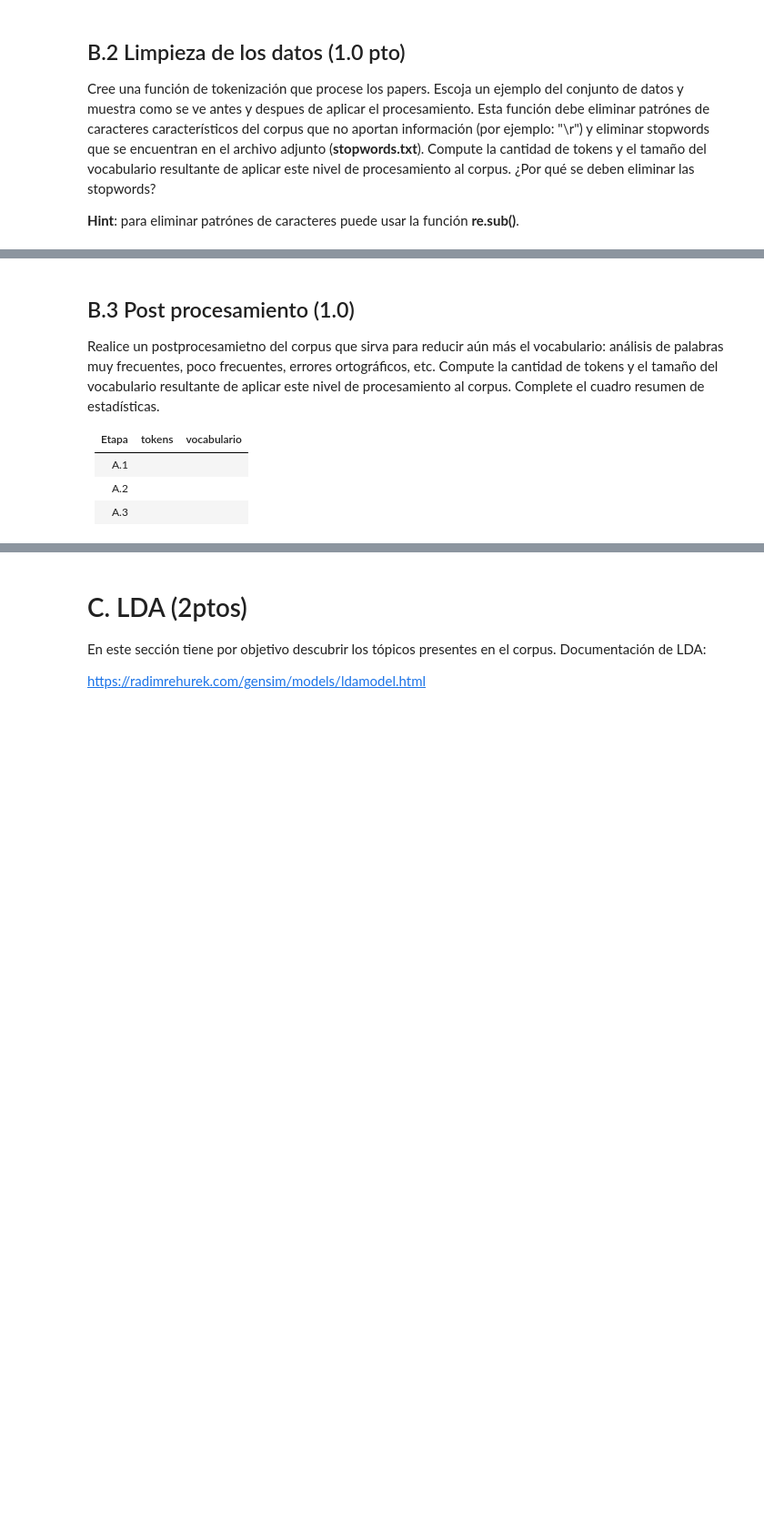
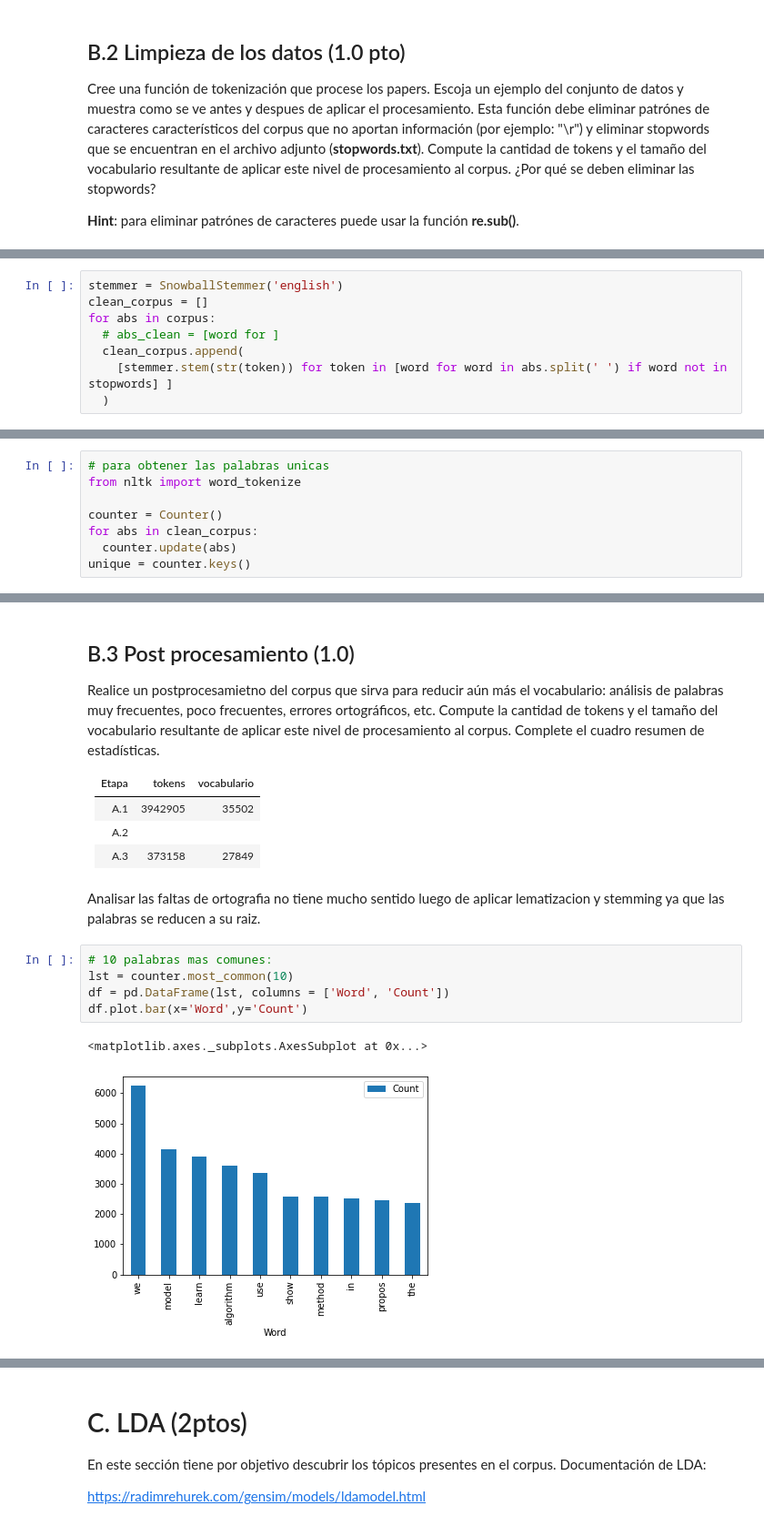
Before and after one commit to Diego-II/Labs-DataMining, a Jupyter notebook: LAB6/Laboratorio_TextMining.ipynb, the cells around one changed output, grey strips where cells are left out. Shown: that part at 91% size. Drawn from its saved outputs; the diff is of its cells as text; blank space fills up the shorter version.

```diff
--- a/LAB6/Laboratorio_TextMining.ipynb
+++ b/LAB6/Laboratorio_TextMining.ipynb
@@ -60,0 +178,8 @@ Cree una función de tokenización que procese los papers. Escoja un ejemplo del
+# %%
+stemmer = SnowballStemmer('english')
+clean_corpus = []
+for abs in corpus:
+  # abs_clean = [word for ]
+  clean_corpus.append(
+    [stemmer.stem(str(token)) for token in [word for word in abs.split(' ') if word not in stopwords] ]
+  )
@@ -60,0 +211,8 @@ Cree una función de tokenización que procese los papers. Escoja un ejemplo del
+# %%
+# para obtener las palabras unicas
+from nltk import word_tokenize
+
+counter = Counter()
+for abs in clean_corpus:
+  counter.update(abs)
+unique = counter.keys()
@@ -65,6 +227,16 @@ Realice un postprocesamietno del corpus que sirva para reducir aún más el voca
 
 |Etapa|tokens|vocabulario|
 |---|---|---|
-|A.1|||
+|A.1|3942905|35502|
 |A.2|||
-|A.3|||
+|A.3|373158|27849|
+# %% [markdown]
+Analisar las faltas de ortografia no tiene mucho sentido luego de aplicar lematizacion y stemming ya que las palabras se reducen a su raiz.
+# %%
+# 10 palabras mas comunes:
+lst = counter.most_common(10)
+df = pd.DataFrame(lst, columns = ['Word', 'Count'])
+df.plot.bar(x='Word',y='Count')
+# %% [output]
+<matplotlib.axes._subplots.AxesSubplot at 0x...>
+[figure, added]
```
Also changed, not shown: parts of 34 cells of this notebook.
